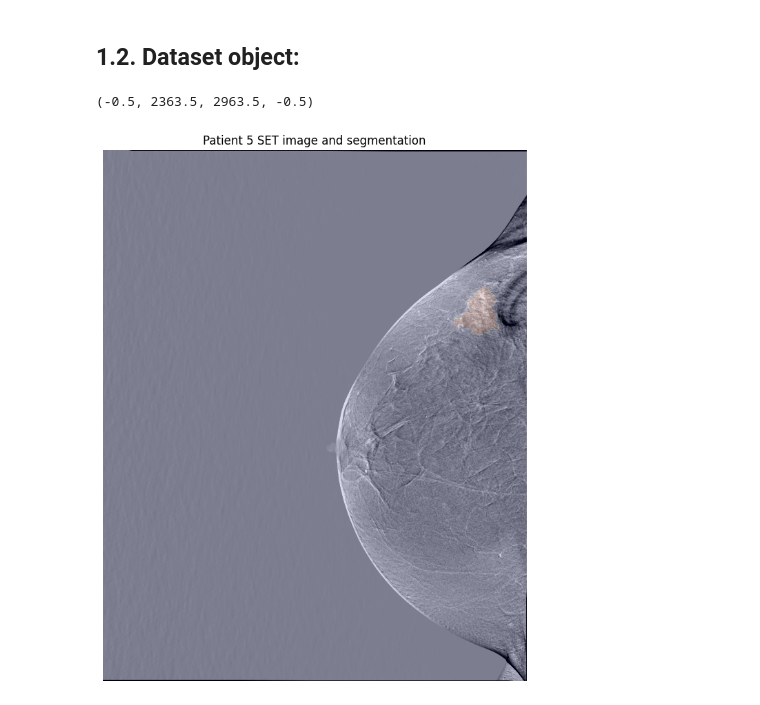
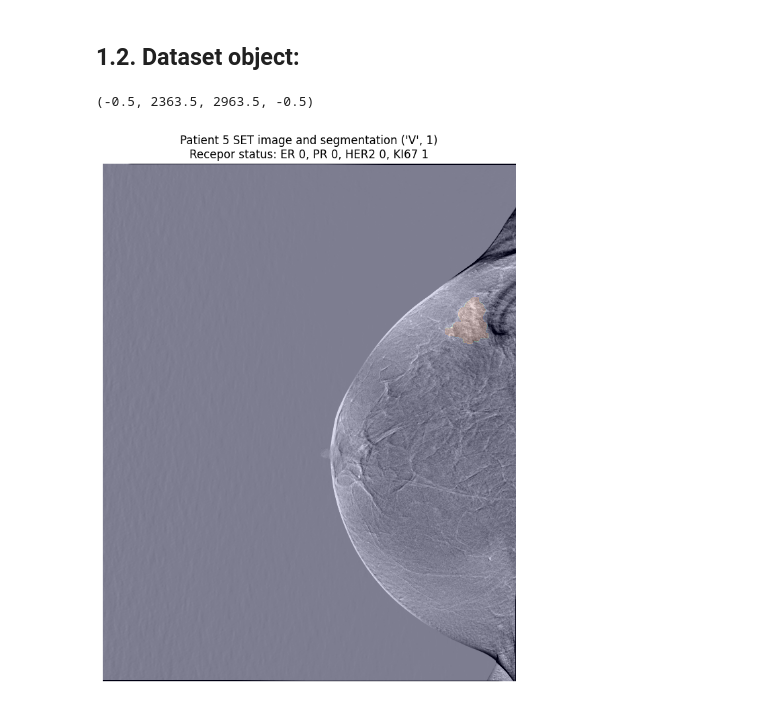
Before and after one commit to Likalto4/Added_value_feature_uncertainty, a Jupyter notebook: data_analysis/dataset_definition.ipynb, the cells around one changed output. Drawn from its saved outputs; the diff is of its cells as text; code cells hidden in the pictures.

```diff
--- a/data_analysis/dataset_definition.ipynb
+++ b/data_analysis/dataset_definition.ipynb
@@ -117,10 +117,8 @@ class dataset_INCan():
         paths = getattr(self.meta, seg_name)
         return list(paths)
 
-
     def labels_list(self, receptor: str):
         """get labels of the patients
-_description_
         Args:
             receptor (str): 'ER', 'PR' or 'HER2'
 
@@ -160,12 +158,14 @@ class patient(dataset_INCan): #inherit from path_label path and seg functions
         im_sitk = sitk.ReadImage(str(im_path))
         if format =='sitk':
             return im_sitk
-        im_array = sitk.GetArrayFromImage(im_sitk)
-        if sequence == 'SET' and SET_corrected:
-            im_array = im_array.astype(np.int32)
-            im_array = (im_array - np.power(2,15)).astype(np.int16)
-
-        return im_array
+        elif format =='np':
+            im_array = sitk.GetArrayFromImage(im_sitk)
+            if sequence == 'SET' and SET_corrected:
+                im_array = im_array.astype(np.int32)
+                im_array = (im_array - np.power(2,15)).astype(np.int16)
+            return im_array
+        else:
+            raise ValueError(f'format {format} not recognized. Choose between sitk and np')
 
     def get_seg(self, rad: str, time: int, stype: str='G', format:str = 'np'):
         """get the segmentation array of the patient
@@ -184,17 +184,33 @@ class patient(dataset_INCan): #inherit from path_label path and seg functions
             return seg_sitk
         seg_array = sitk.GetArrayFromImage(seg_sitk)
         return seg_array
+
+    def get_label(self, receptor: str):
+        """get label of the patient
+
+        Args:
+            receptor (str): 'ER', 'PR' or 'HER2'
+
+        Returns:
+            int: label of the patient
+        """
+        label = getattr(self.meta, receptor)[0]
+        return label
 # %%
 dataset = dataset_INCan()
 id_num = dataset.pat_num[3]
 pat = patient(id_num, dataset)
 
+rad = 'V'
+time = 1
 # plot image and segmentation superimposed
 plt.figure(figsize=(10,10))
 plt.imshow(pat.get_im('SET', SET_corrected=True), cmap='gray', vmax=pat.meta['max_visual'][0]-np.power(2,15), vmin=pat.meta['min_visual'][0]-np.power(2,15))
-plt.imshow(pat.get_seg('V', 1), cmap='jet', alpha=0.15)
-plt.title(f'Patient {id_num} SET image and segmentation')
+plt.imshow(pat.get_seg(rad, time), cmap='jet', alpha=0.15)
+plt.title(
+    f'Patient {id_num} SET image and segmentation {rad, time}\n' +
+    f'Recepor status: ER {pat.get_label("RE")}, PR {pat.get_label("RP")}, HER2 {pat.get_label("HER2")}, KI67 {pat.get_label("KI67")}')
 plt.axis('off')
 # %% [output]
 (-0.5, 2363.5, 2963.5, -0.5)
-[figure, old version]
+[figure, new version]
```
Also changed, not shown: 1 other file.
